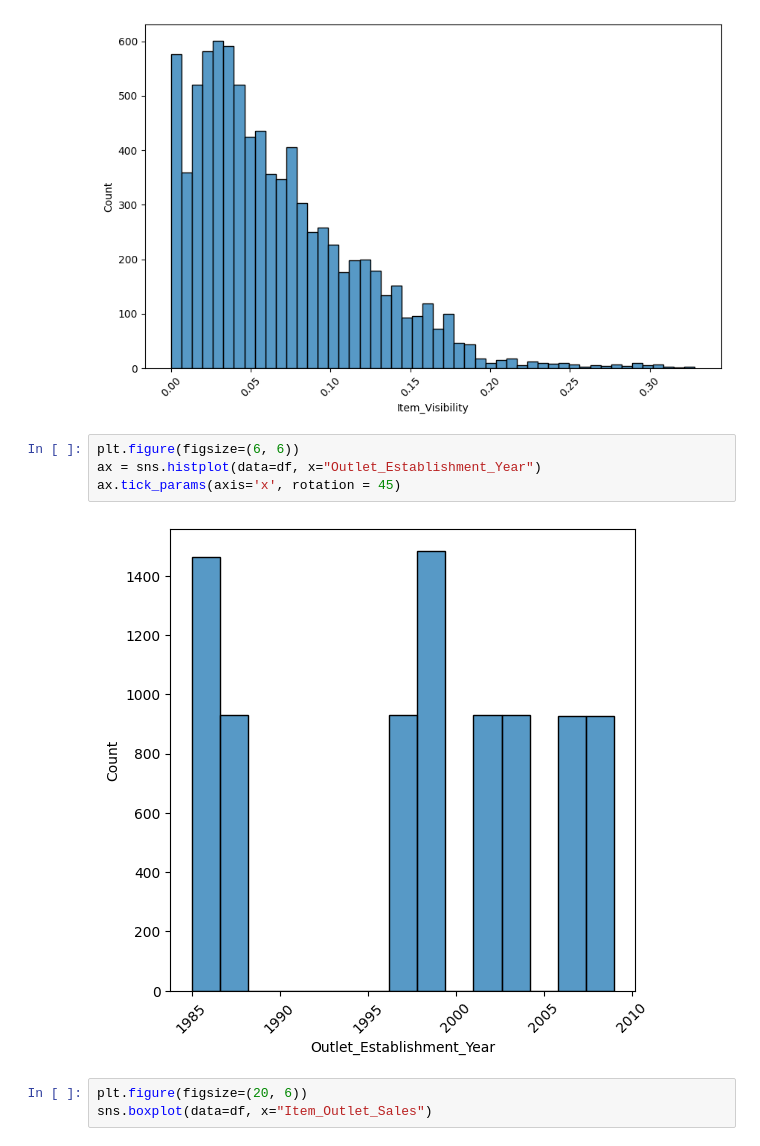
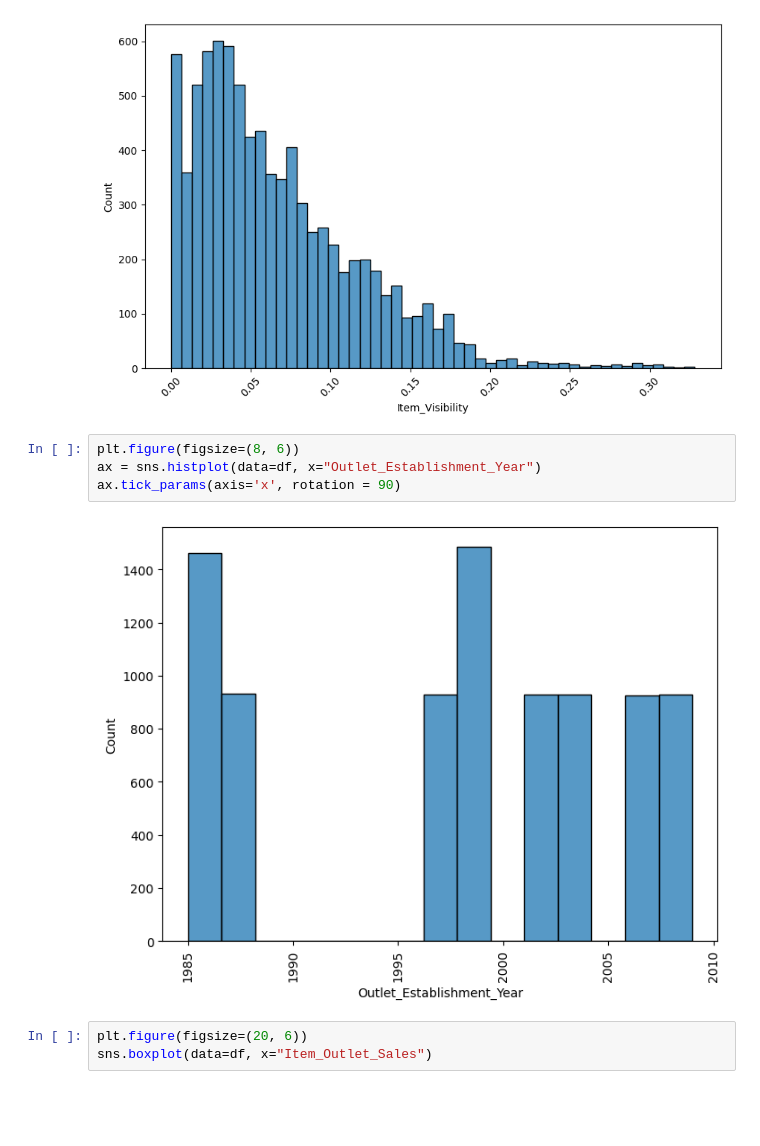
Before and after one commit to ElhamIsm/Prediction-of-Product-Sales, a Jupyter notebook: Prediction_of_Product_Sales.ipynb, the cells around one changed output. Drawn from its saved outputs; the diff is of its cells as text; blank space fills up the shorter version.

```diff
--- a/Prediction_of_Product_Sales.ipynb
+++ b/Prediction_of_Product_Sales.ipynb
@@ -212,11 +212,11 @@ ax.tick_params(axis='x', rotation = 45)
 # %% [output]
 [figure]
 # %%
-plt.figure(figsize=(6, 6))
+plt.figure(figsize=(8, 6))
 ax = sns.histplot(data=df, x="Outlet_Establishment_Year")
-ax.tick_params(axis='x', rotation = 45)
+ax.tick_params(axis='x', rotation = 90)
 # %% [output]
-[figure, old version]
+[figure, new version]
 # %%
 plt.figure(figsize=(20, 6))
 sns.boxplot(data=df, x="Item_Outlet_Sales")
```
Also changed, not shown: parts of 2 cells of this notebook.
